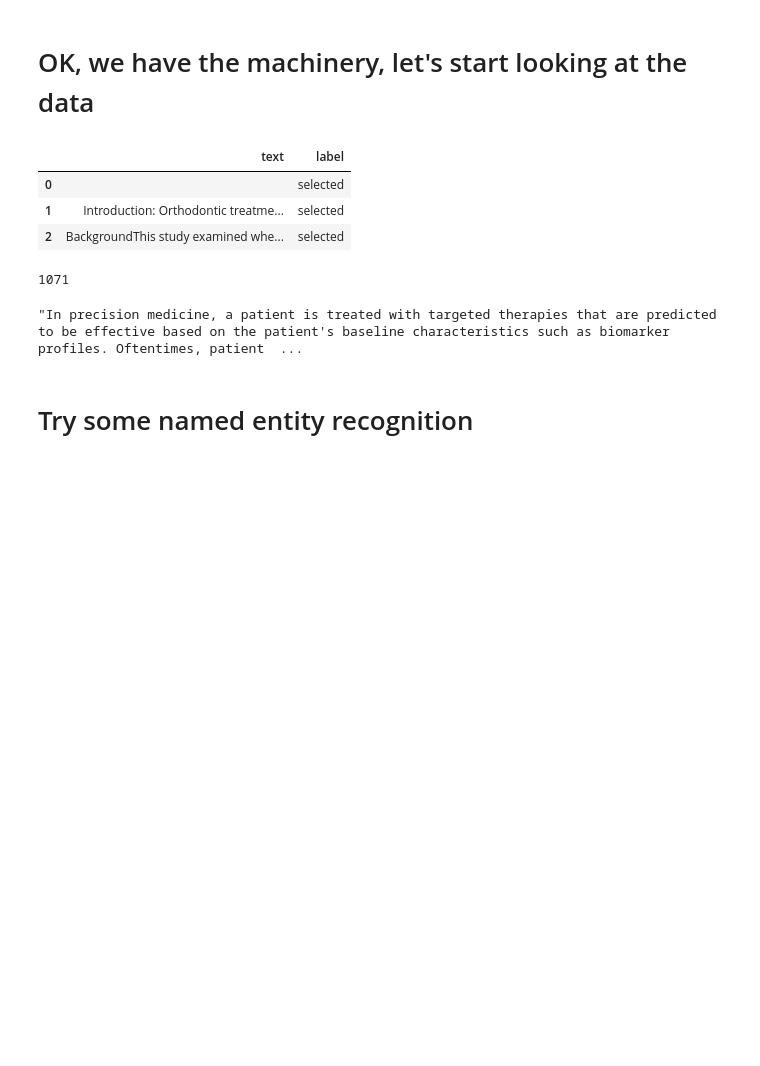
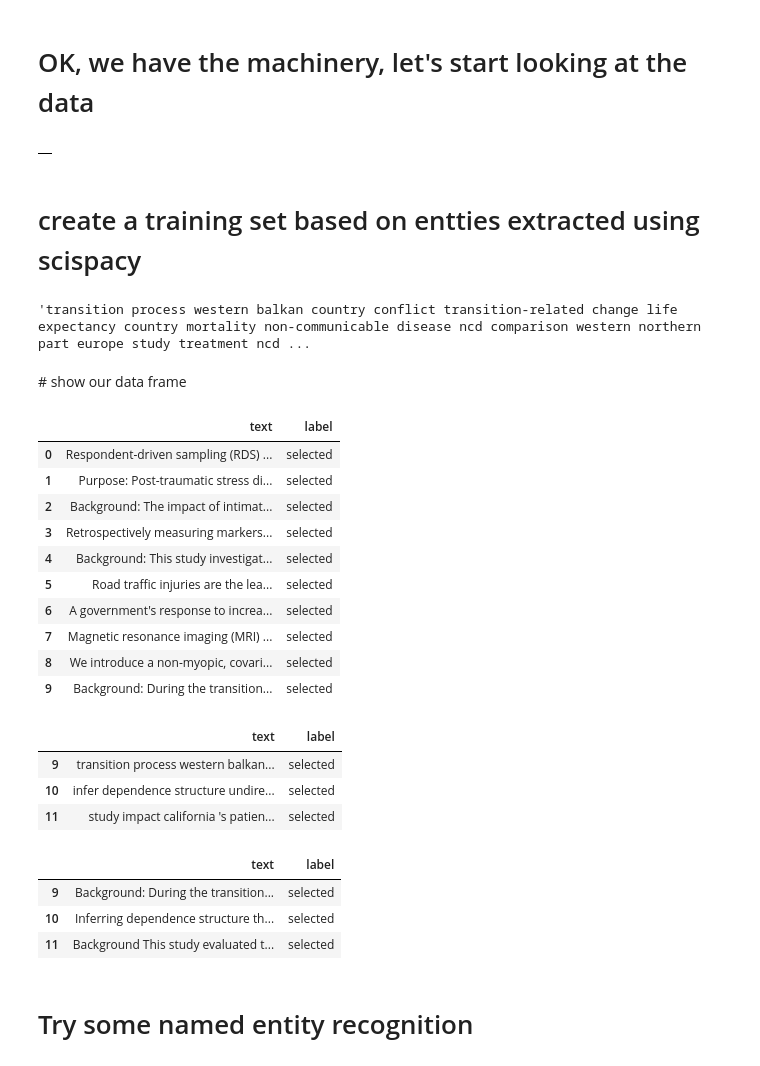
Before and after one commit to IanMulvany/abstract_classifier, a Jupyter notebook: data_analysis.ipynb, the cells around one changed output. Saved outputs shown, nothing was run; the diff lists cells and outputs as text; code cells hidden in the pictures; blank space fills up the shorter version.

```diff
--- a/data_analysis.ipynb
+++ b/data_analysis.ipynb
@@ -65,3 +84,7 @@ for abstract in rejected_abstracts:
     labels.append("rejected")
 # %%
 trainDF = pandas.DataFrame()
+# %%
+trainDF[0:10]
+# %% [output]
+|  |
@@ -67,0 +93,2 @@ trainDF = pandas.DataFrame()
+# %% [markdown]
+# create a training set based on entties extracted using scispacy
@@ -68,14 +106,23 @@ trainDF = pandas.DataFrame()
+# %%
+entity_abstract_sentences[9]
+# %% [output]
+'transition process western balkan country conflict transition-related change life expectancy country mortality non-communicable disease ncd comparison western northern part europe study treatment ncd ...
 # %%
 trainDF['text'] = abstracts
 trainDF['label'] = labels
+# %% [markdown]
+# show our data frame
 # %%
-trainDF[0:3]
+trainDF[0:10]
 # %% [output]
 |  | text | label |
-| 0 |  | selected |
-| 1 | Introduction: Orthodontic treatme... | selected |
-| 2 | BackgroundThis study examined whe... | selected |
+| 0 | Respondent-driven sampling (RDS) ... | selected |
+| 1 | Purpose: Post-traumatic stress di... | selected |
+| 2 | Background: The impact of intimat... | selected |
+| 3 | Retrospectively measuring markers... | selected |
+| 4 | Background: This study investigat... | selected |
+| 5 | Road traffic injuries are the lea... | selected |
+| 6 | A government's response to increa... | selected |
+| 7 | Magnetic resonance imaging (MRI) ... | selected |
+| 8 | We introduce a non-myopic, covari... | selected |
+| 9 | Background: During the transition... | selected |
-# %%
-len(trainDF)
-# %% [output]
-1071
@@ -84,4 +128,0 @@ train_x, valid_x, train_y, valid_y = model_selection.train_test_split(trainDF['t
-# %%
-trainDF['text'][3]
-# %% [output]
-"In precision medicine, a patient is treated with targeted therapies that are predicted to be effective based on the patient's baseline characteristics such as biomarker profiles. Oftentimes, patient  ...
@@ -88,2 +132,16 @@ trainDF['text'][3]
+# %%
+trainEntityDF[9:12]
+# %% [output]
+|  | text | label |
+| 9 | transition process western balkan... | selected |
+| 10 | infer dependence structure undire... | selected |
+| 11 | study impact california 's patien... | selected |
+# %%
+trainDF[9:12]
+# %% [output]
+|  | text | label |
+| 9 | Background: During the transition... | selected |
+| 10 | Inferring dependence structure th... | selected |
+| 11 | Background This study evaluated t... | selected |
 # %% [markdown]
 # Try some named entity recognition
```
Also changed, not shown: parts of 97 cells of this notebook, 3 other files.
